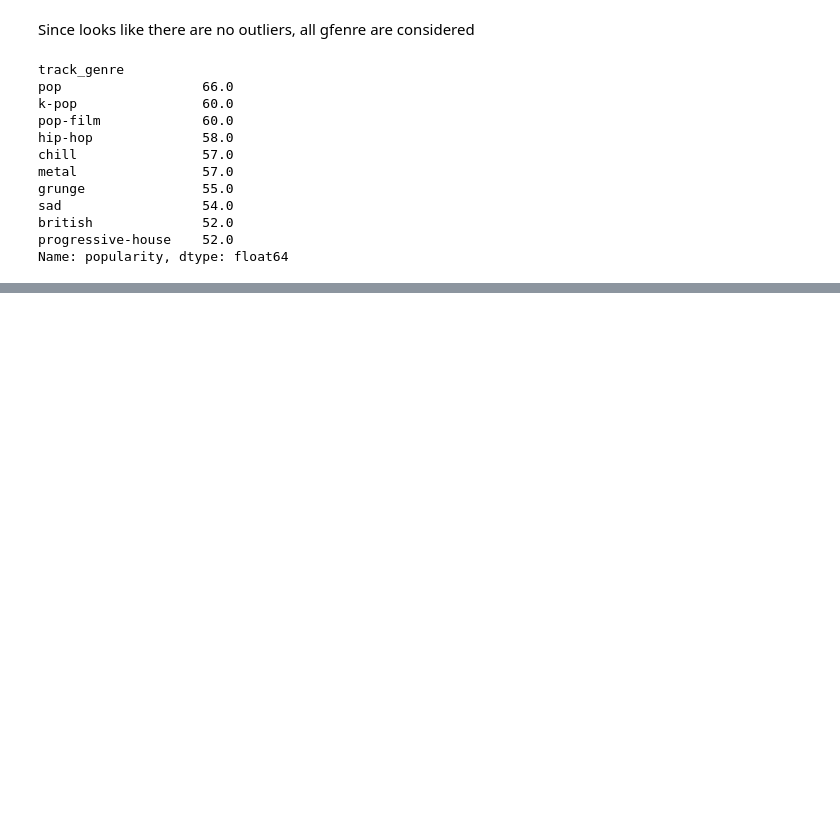
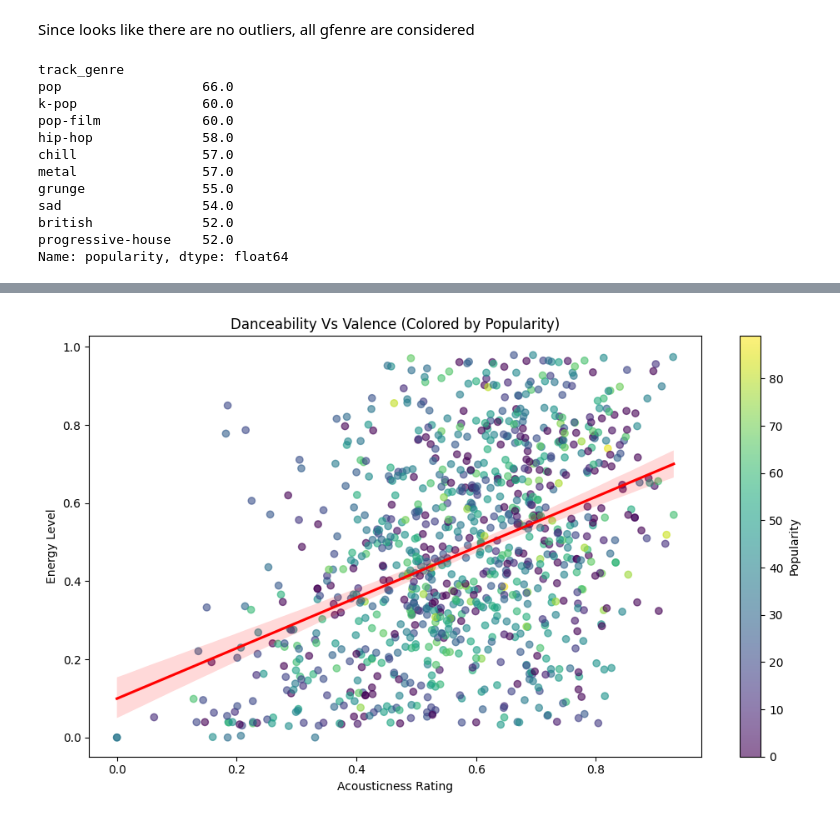
Before and after one commit to schao021/Spotify_Analysis, a Jupyter notebook: spotify_analysis.ipynb, the cells around one changed output, grey strips where cells are left out. Saved outputs shown, nothing was run; the diff lists cells and outputs as text; code cells hidden in the pictures; blank space fills up the shorter version.

```diff
--- a/spotify_analysis.ipynb
+++ b/spotify_analysis.ipynb
@@ -234,0 +312,26 @@ top_10_genre.plot(kind='bar')
+# %%
+danceability_valence_df = df_cleaned[['danceability', 'valence', 'popularity']].sample(1000)
+plt.figure(figsize=(10, 6))
+scatter = plt.scatter(
+    x=danceability_valence_df['danceability'],
+    y=danceability_valence_df['valence'],
+    c=danceability_valence_df['popularity'], # Additional Information
+    cmap='viridis',
+    alpha=0.6
+    )
+# Add regression line separately
+sns.regplot(
+    data=danceability_valence_df,
+    x='danceability',
+    y='valence',
+    scatter=False,
+    line_kws={'color': 'red'},
+)
+plt.xlabel('Acousticness Rating')
+plt.ylabel('Energy Level')
+plt.title('Danceability Vs Valence (Colored by Popularity)')
+plt.colorbar(scatter, label='Popularity')
+plt.tight_layout()
+plt.show()
+# %% [output]
+[figure, added]
```
Also changed, not shown: parts of 9 cells of this notebook.
